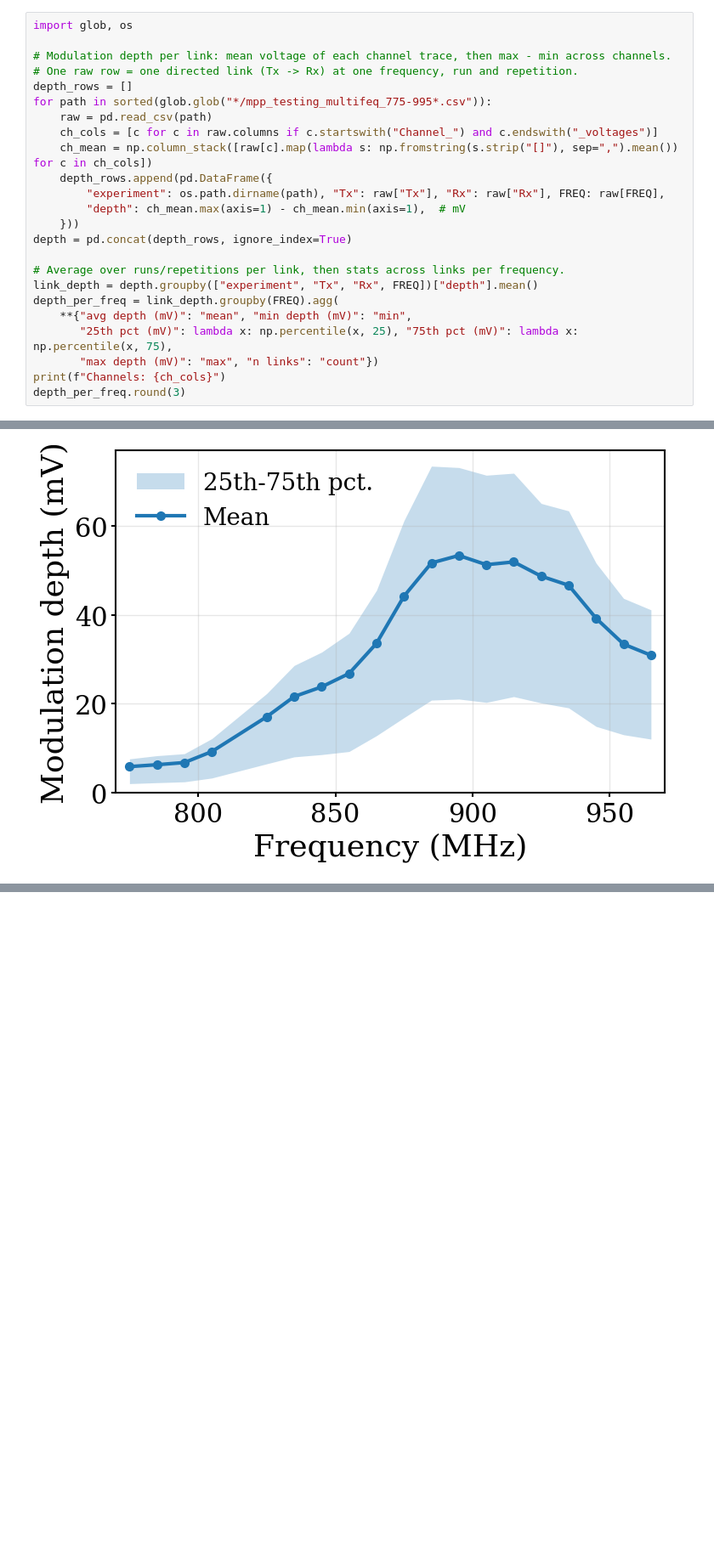
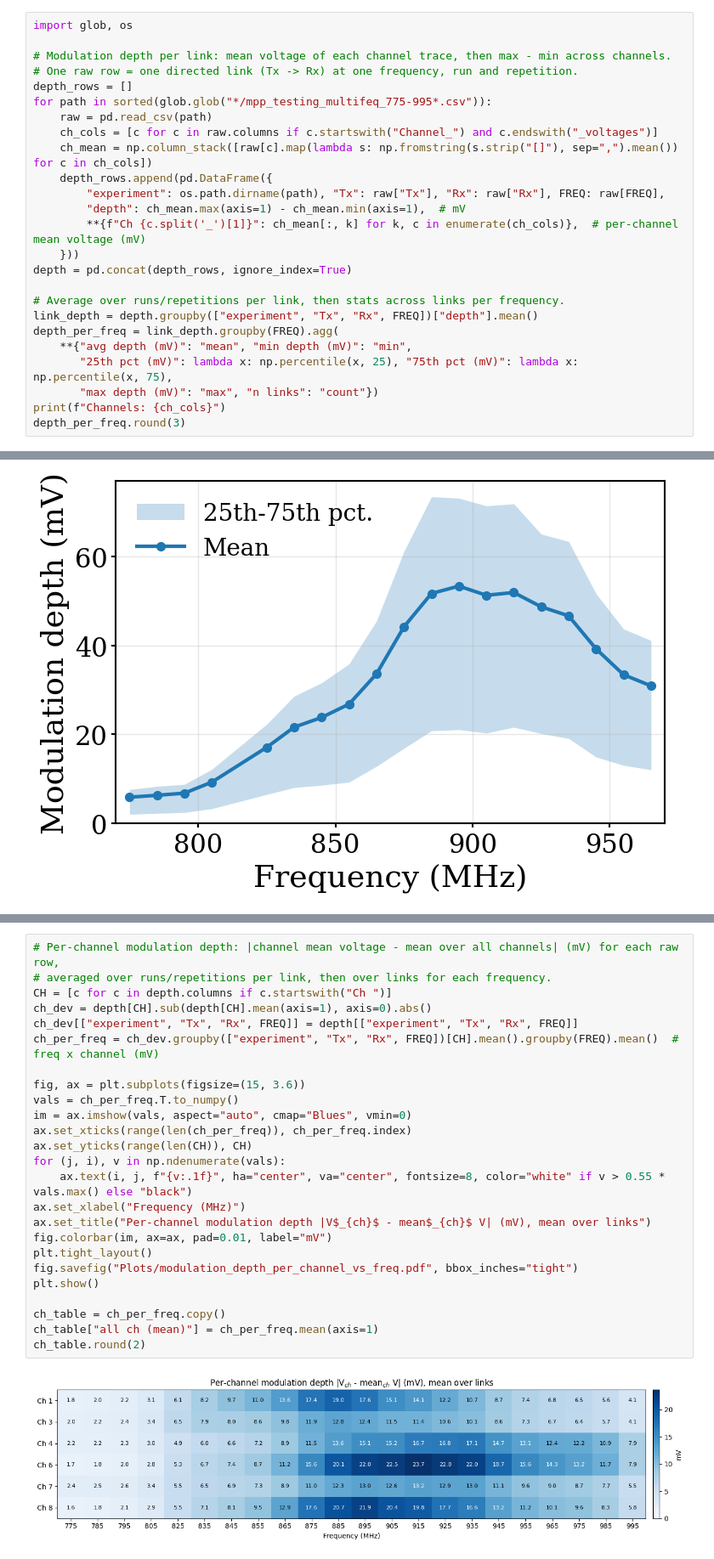
Before and after one commit to manavjeetsingh/RFImaging, a Jupyter notebook: multitag/ML_ranging_multitag_SVR.ipynb, the cells around one changed output, grey strips where cells are left out. Shown at 85% size. Drawn from its saved outputs; the diff is of its cells as text; blank space fills up the shorter version.

```diff
--- a/multitag/ML_ranging_multitag_SVR.ipynb
+++ b/multitag/ML_ranging_multitag_SVR.ipynb
@@ -508,6 +508,7 @@ for path in sorted(glob.glob("*/mpp_testing_multifeq_775-995*.csv")):
     depth_rows.append(pd.DataFrame({
         "experiment": os.path.dirname(path), "Tx": raw["Tx"], "Rx": raw["Rx"], FREQ: raw[FREQ],
         "depth": ch_mean.max(axis=1) - ch_mean.min(axis=1),  # mV
+        **{f"Ch {c.split('_')[1]}": ch_mean[:, k] for k, c in enumerate(ch_cols)},  # per-channel mean voltage (mV)
     }))
 depth = pd.concat(depth_rows, ignore_index=True)
 
@@ -560,0 +565,27 @@ with plt.rc_context({"font.size": 22, "axes.labelsize": 26, "xtick.labelsize": 2
+# %%
+# Per-channel modulation depth: |channel mean voltage - mean over all channels| (mV) for each raw row,
+# averaged over runs/repetitions per link, then over links for each frequency.
+CH = [c for c in depth.columns if c.startswith("Ch ")]
+ch_dev = depth[CH].sub(depth[CH].mean(axis=1), axis=0).abs()
+ch_dev[["experiment", "Tx", "Rx", FREQ]] = depth[["experiment", "Tx", "Rx", FREQ]]
+ch_per_freq = ch_dev.groupby(["experiment", "Tx", "Rx", FREQ])[CH].mean().groupby(FREQ).mean()  # freq x channel (mV)
+
+fig, ax = plt.subplots(figsize=(15, 3.6))
+vals = ch_per_freq.T.to_numpy()
+im = ax.imshow(vals, aspect="auto", cmap="Blues", vmin=0)
+ax.set_xticks(range(len(ch_per_freq)), ch_per_freq.index)
+ax.set_yticks(range(len(CH)), CH)
+for (j, i), v in np.ndenumerate(vals):
+    ax.text(i, j, f"{v:.1f}", ha="center", va="center", fontsize=8, color="white" if v > 0.55 * vals.max() else "black")
+ax.set_xlabel("Frequency (MHz)")
+ax.set_title("Per-channel modulation depth |V$_{ch}$ - mean$_{ch}$ V| (mV), mean over links")
+fig.colorbar(im, ax=ax, pad=0.01, label="mV")
+plt.tight_layout()
+fig.savefig("Plots/modulation_depth_per_channel_vs_freq.pdf", bbox_inches="tight")
+plt.show()
+
+ch_table = ch_per_freq.copy()
+ch_table["all ch (mean)"] = ch_per_freq.mean(axis=1)
+ch_table.round(2)
+# %% [output]
+[figure, added]
```
Also changed, not shown: parts of 2 cells of this notebook, 4 other files.
